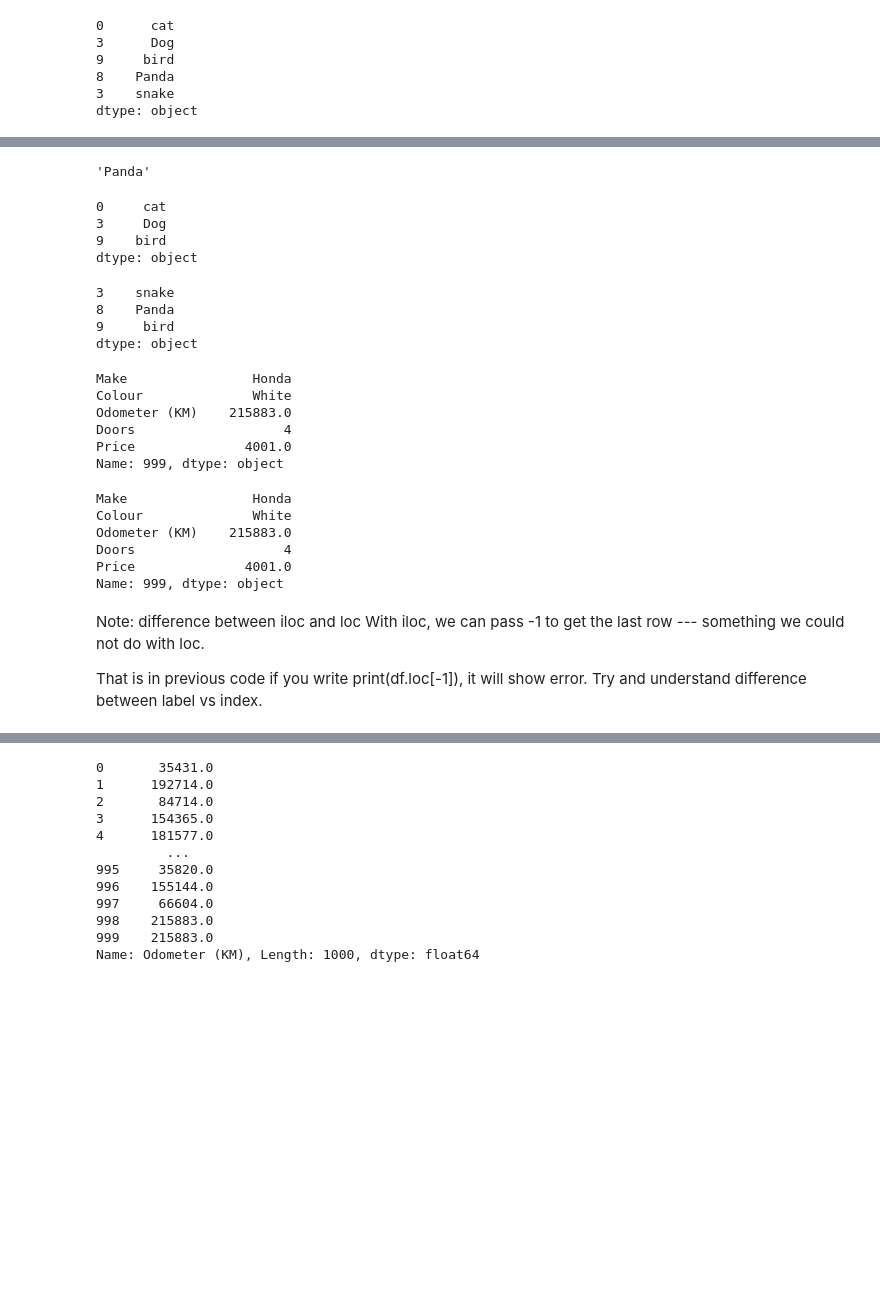
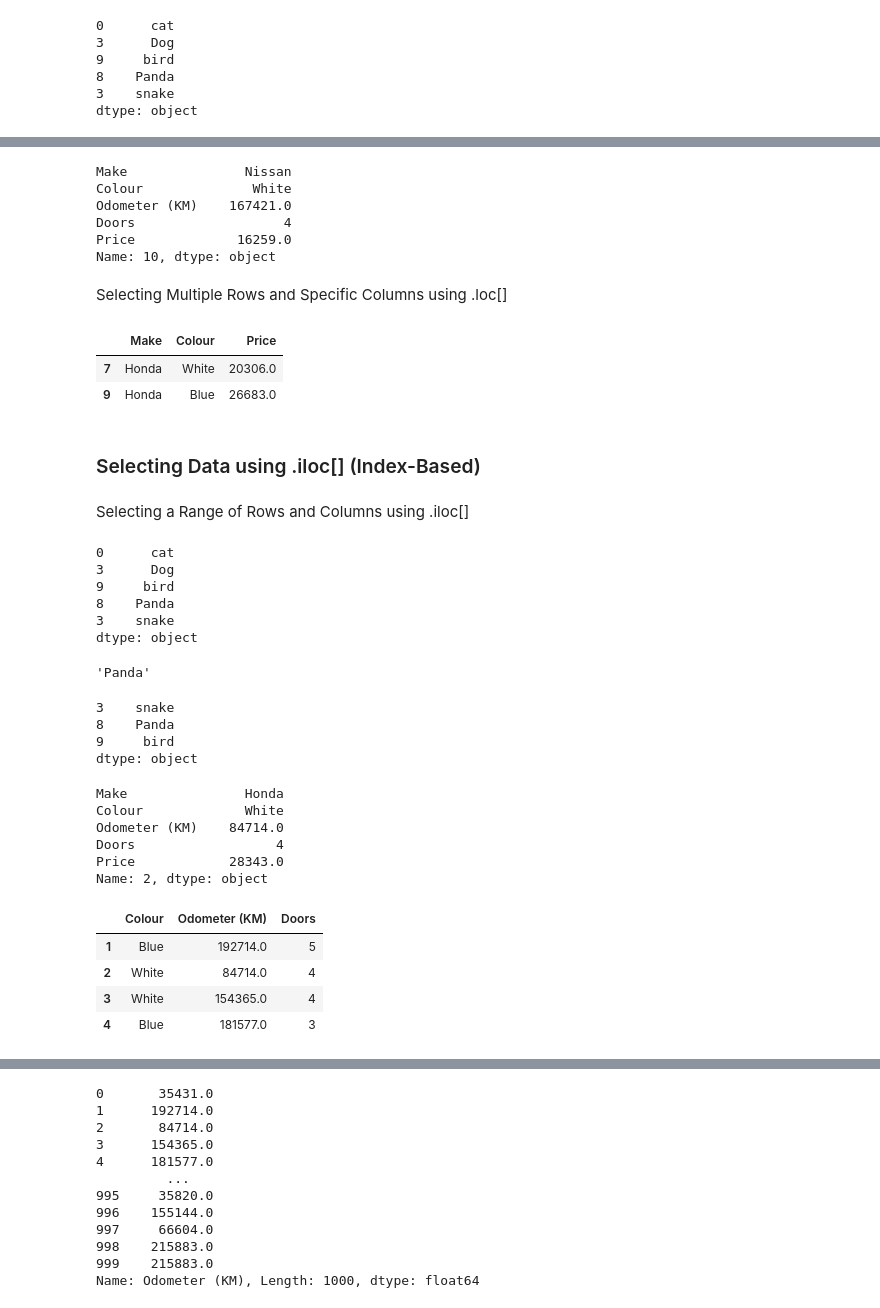
Before and after one commit to PICT-ACM-Student-Chapter/Machine-Learning-Bootcamp-2025-Sem-II, a Jupyter notebook: DAY 1/Jupyter Notebooks/Pandas.ipynb, the cells around one changed output, grey strips where cells are left out. Saved outputs shown, nothing was run; the diff lists cells and outputs as text; code cells hidden in the pictures; blank space fills up the shorter version.

```diff
--- a/DAY 1/Jupyter Notebooks/pandasbasic.ipynb
+++ b/DAY 1/Jupyter Notebooks/Pandas.ipynb
@@ -222,15 +350,39 @@ dtype: object
+# %%
+df.loc[10]
+# %% [output]
+Make               Nissan
+Colour              White
+Odometer (KM)    167421.0
+Doors                   4
+Price             16259.0
+Name: 10, dtype: object
+# %% [markdown]
+Selecting Multiple Rows and Specific Columns using .loc[]
+# %%
+# Selects 'Make', 'Colour', and 'Price' for index 7 (Honda) and 9 (Honda)
+df.loc[[7, 9], ["Make", "Colour", "Price"]]
+# %% [output]
+|  | Make | Colour | Price |
+| 7 | Honda | White | 20306.0 |
+| 9 | Honda | Blue | 26683.0 |
+# %% [markdown]
+### Selecting Data using .iloc[] (Index-Based)
+# %% [markdown]
+Selecting a Range of Rows and Columns using .iloc[]
+# %%
+animals
+# %% [output]
+0      cat
+3      Dog
+9     bird
+8    Panda
+3    snake
+dtype: object
 # %%
 #iloc -> refers to the position of the object
 animals.iloc[3]
 # %% [output]
 'Panda'
-# %%
-animals.iloc[:3]
-# %% [output]
-0     cat
-3     Dog
-9    bird
-dtype: object
 # %%
 #For this type of slicing we need to specify starting index , ending index and steps
 #It does not consider the last index
@@ -240,29 +392,21 @@ animals.iloc[-1:-4:-1]
 8    Panda
 9     bird
 dtype: object
-# %%
-#accessing row of dataset using loc
-df.loc[999]
-# %% [output]
-Make                Honda
-Colour              White
-Odometer (KM)    215883.0
-Doors                   4
-Price              4001.0
-Name: 999, dtype: object
-# %%
-#accessing row using iloc
-df.iloc[-1]
-# %% [output]
-Make                Honda
-Colour              White
-Odometer (KM)    215883.0
-Doors                   4
-Price              4001.0
-Name: 999, dtype: object
-# %% [markdown]
-Note: difference between iloc and loc
-With iloc, we can pass -1 to get the last row --- something we could not do with loc.
-
-That is in previous code if you write print(df.loc[-1]), it will show error. Try and understand difference between label vs index.
+# %%
+df.iloc[2]  # Selects the 3rd row (index 9: Honda, Blue, 51029.0 KM)
+# %% [output]
+Make               Honda
+Colour             White
+Odometer (KM)    84714.0
+Doors                  4
+Price            28343.0
+Name: 2, dtype: object
+# %%
+df.iloc[1:5, 1:4]  # Selects index 1 to 4 (exclusive) and columns 1 to 3 (Colour, Odometer, Doors)
+# %% [output]
+|  | Colour | Odometer (KM) | Doors |
+| 1 | Blue | 192714.0 | 5 |
+| 2 | White | 84714.0 | 4 |
+| 3 | White | 154365.0 | 4 |
+| 4 | Blue | 181577.0 | 3 |
 # %% [markdown]
```
Also changed, not shown: parts of 37 cells of this notebook, 4 other files.
